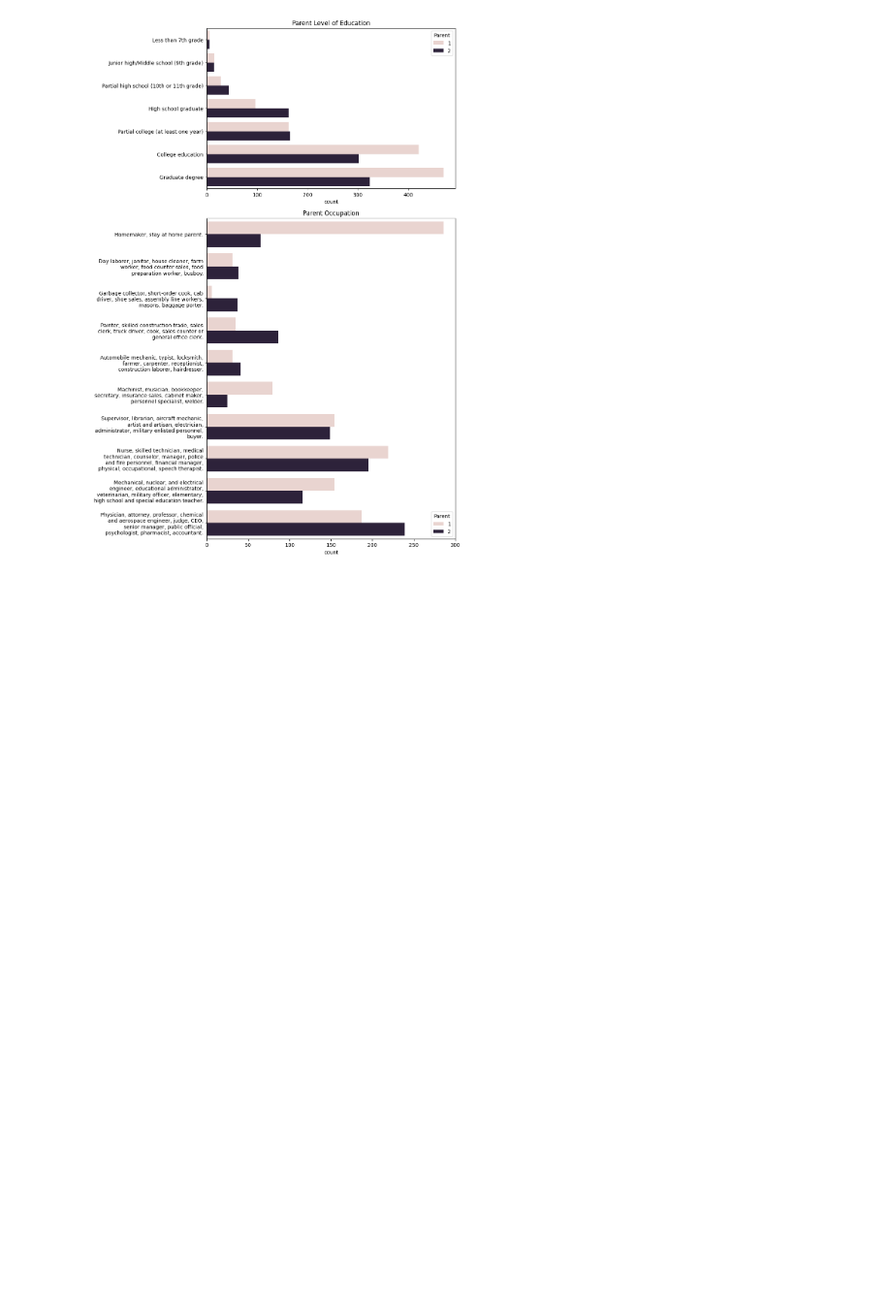
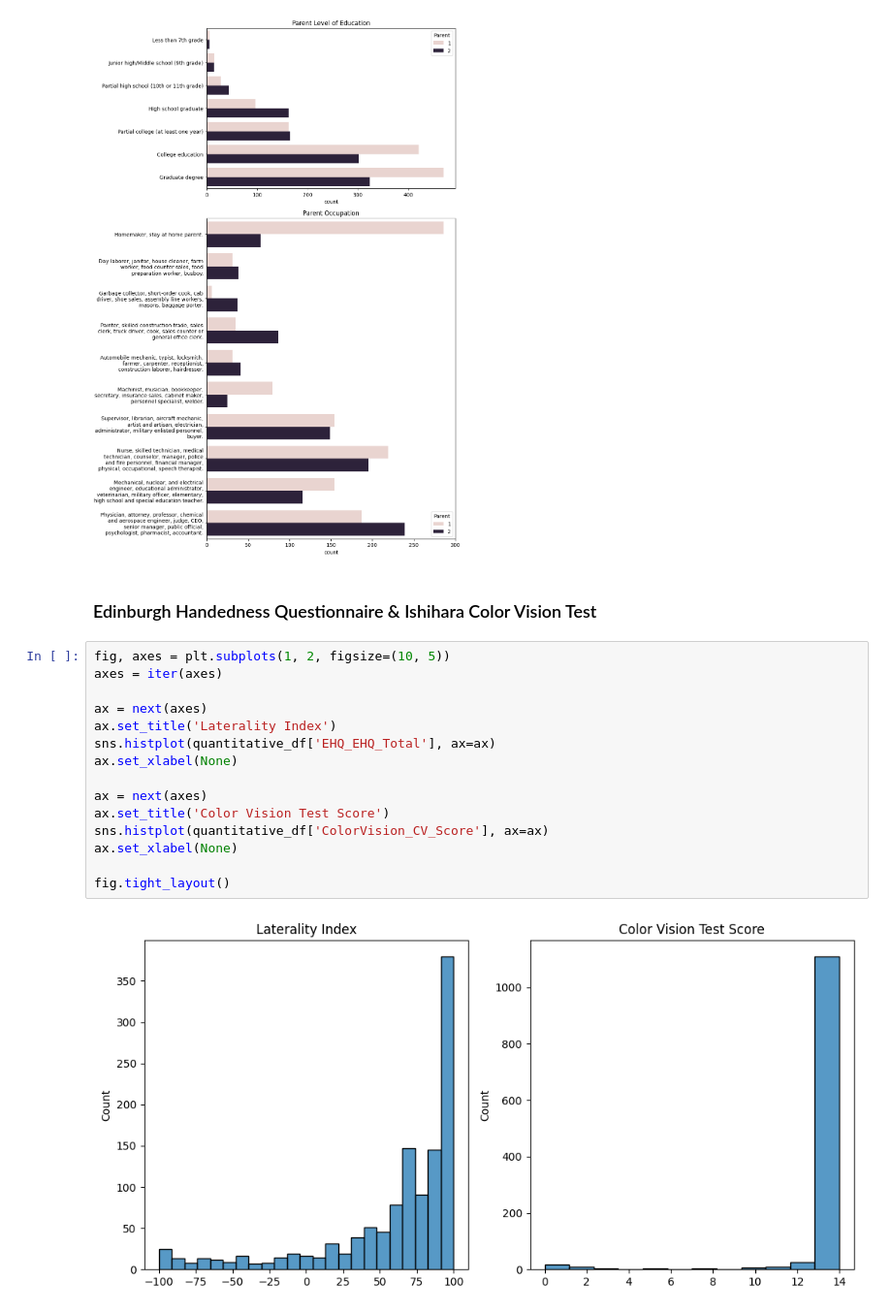
Before and after one commit to wendycarv/adhdDiagnosis, a Jupyter notebook: notebook.ipynb, the cells around one changed output. Shown at 97% size. Drawn from its saved outputs; the diff is of its cells as text; blank space fills up the shorter version.

Commit message:
added plots for quantitative data

```diff
--- a/notebook.ipynb
+++ b/notebook.ipynb
@@ -185,3 +169,22 @@ ax.set_ylabel(None)
 fig.tight_layout()
 # %% [output]
 [figure]
+# %% [markdown]
+### Edinburgh Handedness Questionnaire & Ishihara Color Vision Test
+# %%
+fig, axes = plt.subplots(1, 2, figsize=(10, 5))
+axes = iter(axes)
+
+ax = next(axes)
+ax.set_title('Laterality Index')
+sns.histplot(quantitative_df['EHQ_EHQ_Total'], ax=ax)
+ax.set_xlabel(None)
+
+ax = next(axes)
+ax.set_title('Color Vision Test Score')
+sns.histplot(quantitative_df['ColorVision_CV_Score'], ax=ax)
+ax.set_xlabel(None)
+
+fig.tight_layout()
+# %% [output]
+[figure, added]
```
Also changed, not shown: parts of 6 cells of this notebook.
